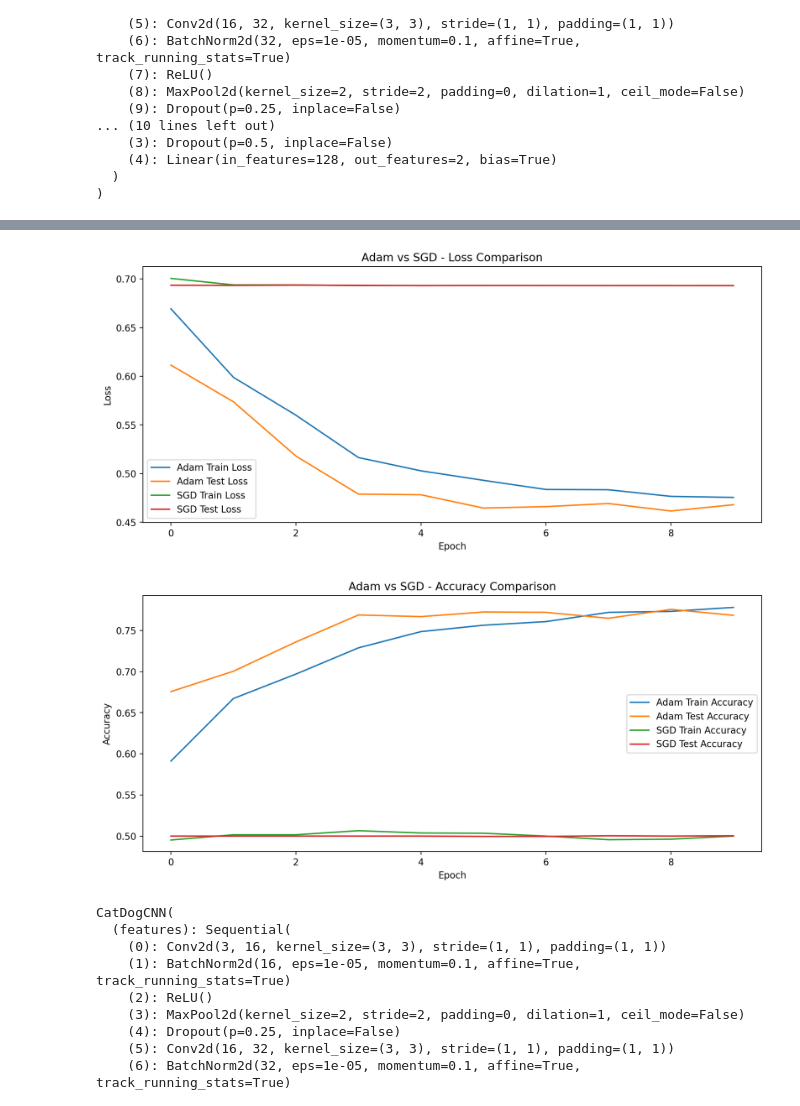
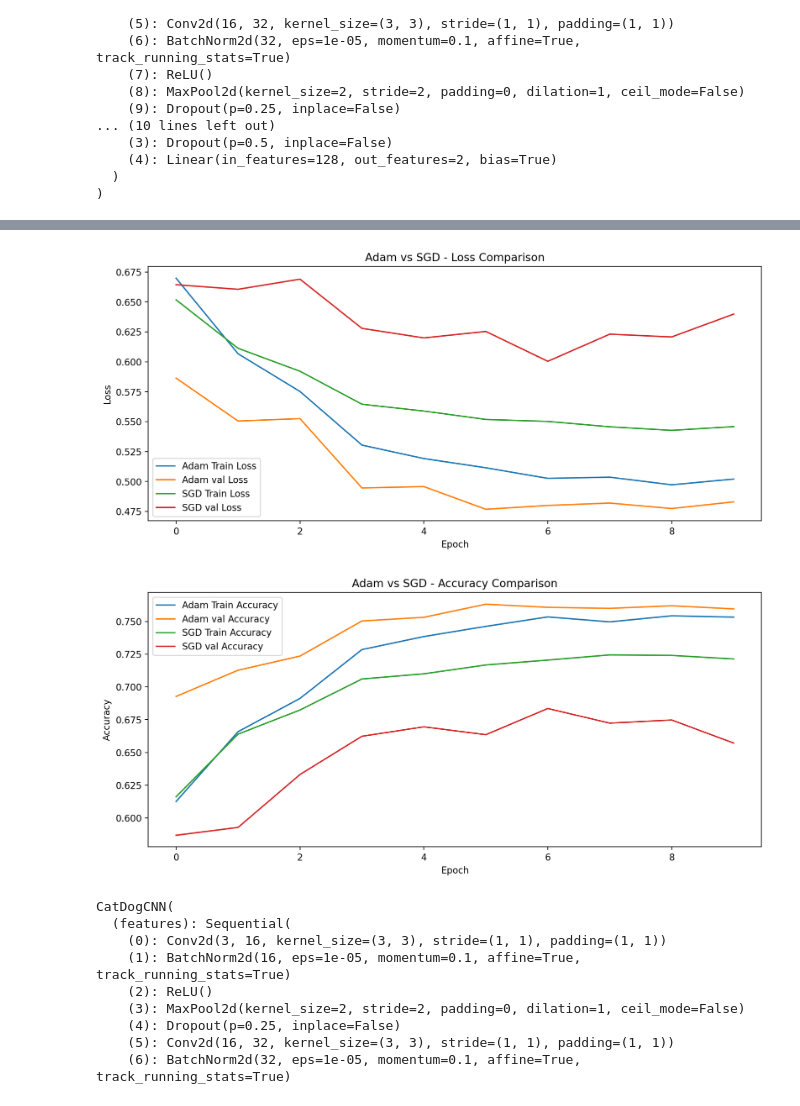
Before and after one commit to dossou10luc/cnn-catsdogs-DOSSOU-KOKO_Mahugnon_Dieu-Donn-_Luc-, a Jupyter notebook: Notebook_cnn_catsdogs_comparison.ipynb, the cells around one changed output, grey strips where cells are left out. Drawn from its saved outputs; the diff is of its cells as text; code cells hidden in the pictures.

Commit message:
Mise à jour du README et ajout de la validation

```diff
--- a/Notebook_cnn_catsdogs_comparison.ipynb
+++ b/Notebook_cnn_catsdogs_comparison.ipynb
@@ -304,13 +304,17 @@ test_transforms = transforms.Compose([
 train_data = datasets.ImageFolder(data_dir + '/train', transform=train_transforms)
 test_data = datasets.ImageFolder(data_dir + '/test', transform=test_transforms)
 
-#Reduire le dataset
-#from torch.utils.data import Subset
-#small_train_data = Subset(train_data, range(1000))
-#small_test_data = Subset(test_data, range(700))
+# 80% train, 20% validation
+train_size = int(0.8 * len(train_data))
+val_size = len(train_data) - train_size
+
+train_data, val_data = random_split(
+    train_data,
+    [train_size, val_size])
 
 #Suite normal
 trainloader = torch.utils.data.DataLoader(train_data, batch_size=16, shuffle=True, num_workers=2)
+valloader = torch.utils.data.DataLoader(val_data, batch_size=16, shuffle=False, num_workers=2)
 testloader = torch.utils.data.DataLoader(test_data, batch_size=16, shuffle=False, num_workers=2)
 # %%
 # change this to the trainloader or testloader
@@ -458,10 +462,10 @@ def train_model(model, optimizer, optimizer_name, epochs=5):
         gamma=0.1)
 
     train_losses = []
-    test_losses = []
+    val_losses = []
 
     train_accuracies = []
-    test_accuracies = []
+    val_accuracies = []
 
     best_accuracy = 0
 
@@ -493,37 +497,37 @@ def train_model(model, optimizer, optimizer_name, epochs=5):
             y_true_train,
             y_pred_train)
 
-        test_loss, test_acc, precision, recall = evaluate_model(
+        val_loss, val_acc, precision, recall = evaluate_model(
             model,
             testloader,
             criterion)
 
         train_losses.append(train_loss)
-        test_losses.append(test_loss)
+        val_losses.append(val_loss)
 
         train_accuracies.append(train_acc)
-        test_accuracies.append(test_acc)
+        val_accuracies.append(val_acc)
 
         print(f"\nOptimizer: {optimizer_name}")
         print(f"Epoch {epoch+1}/{epochs}")
         print(f"Train Loss: {train_loss:.4f}")
         print(f"Train Accuracy: {train_acc:.4f}")
-        print(f"Test Loss: {test_loss:.4f}")
-        print(f"Test Accuracy: {test_acc:.4f}")
+        print(f"val Loss: {val_loss:.4f}")
+        print(f"val Accuracy: {val_acc:.4f}")
         print(f"Precision: {precision:.4f}")
         print(f"Recall: {recall:.4f}")
 
-        if test_acc > best_accuracy:
-            best_accuracy = test_acc
+        if val_acc > best_accuracy:
+            best_accuracy = val_acc
             torch.save(
                 model.state_dict(),
                 f"best_model_{optimizer_name}.pth")
 
     history = {
         "train_losses": train_losses,
-        "test_losses": test_losses,
+        "val_losses": val_losses,
         "train_accuracies": train_accuracies,
-        "test_accuracies": test_accuracies}
+        "val_accuracies": val_accuracies}
     return history
 # %%
 #Expérience Adam
@@ -563,7 +567,7 @@ model_sgd = CatDogCNN().to(device)
 
 optimizer_sgd = torch.optim.SGD(
     model_sgd.parameters(),
-    lr=0.01,
+    lr=0.001,
     momentum=0.9)
 
 history_sgd = train_model(
@@ -631,16 +601,16 @@ plt.plot(
     label="Adam Train Loss")
 
 plt.plot(
-    history_adam["test_losses"],
-    label="Adam Test Loss")
+    history_adam["val_losses"],
+    label="Adam val Loss")
 
 plt.plot(
     history_sgd["train_losses"],
     label="SGD Train Loss")
 
 plt.plot(
-    history_sgd["test_losses"],
-    label="SGD Test Loss")
+    history_sgd["val_losses"],
+    label="SGD val Loss")
 
 plt.legend()
 plt.title("Adam vs SGD - Loss Comparison")
@@ -648,33 +618,33 @@ plt.xlabel("Epoch")
 plt.ylabel("Loss")
 plt.show()
 # %% [output]
-[figure, old version]
+[figure, new version]
 # %%
 #Graphe ACCURACY COMPARATIF
 plt.figure(figsize=(12,5))
 plt.plot(
     history_adam["train_accuracies"],
     label="Adam Train Accuracy")
 
 plt.plot(
-    history_adam["test_accuracies"],
-    label="Adam Test Accuracy")
+    history_adam["val_accuracies"],
+    label="Adam val Accuracy")
 
 plt.plot(
     history_sgd["train_accuracies"],
     label="SGD Train Accuracy")
 
 plt.plot(
-    history_sgd["test_accuracies"],
-    label="SGD Test Accuracy")
+    history_sgd["val_accuracies"],
+    label="SGD val Accuracy")
 
 plt.legend()
 plt.title("Adam vs SGD - Accuracy Comparison")
 plt.xlabel("Epoch")
 plt.ylabel("Accuracy")
 plt.show()
 # %% [output]
-[figure, old version]
+[figure, new version]
 # %%
 #Recharger le meilleur modèle Adam
 best_model_adam = CatDogCNN().to(device)
```
Also changed, not shown: parts of 18 cells of this notebook, 6 other files.
